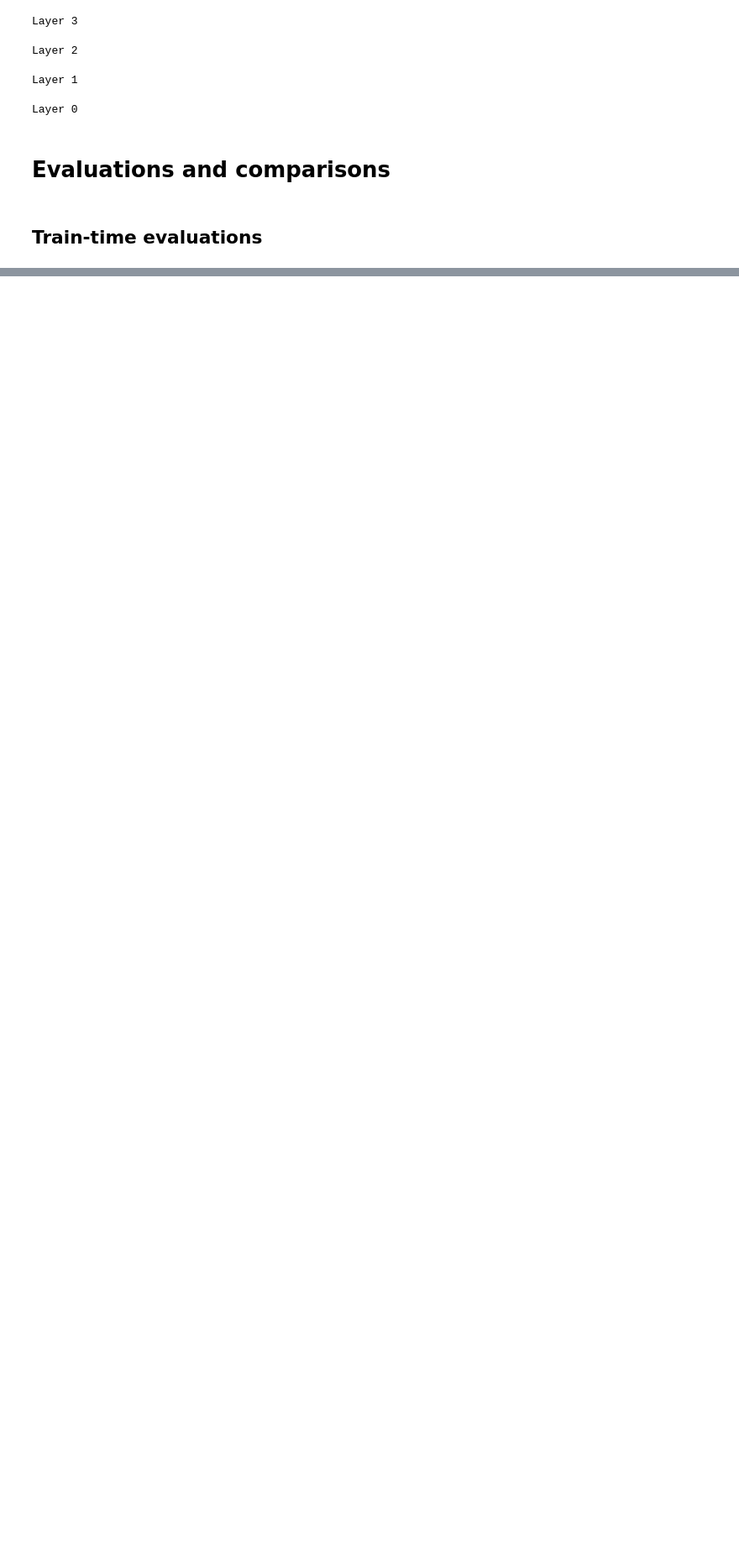
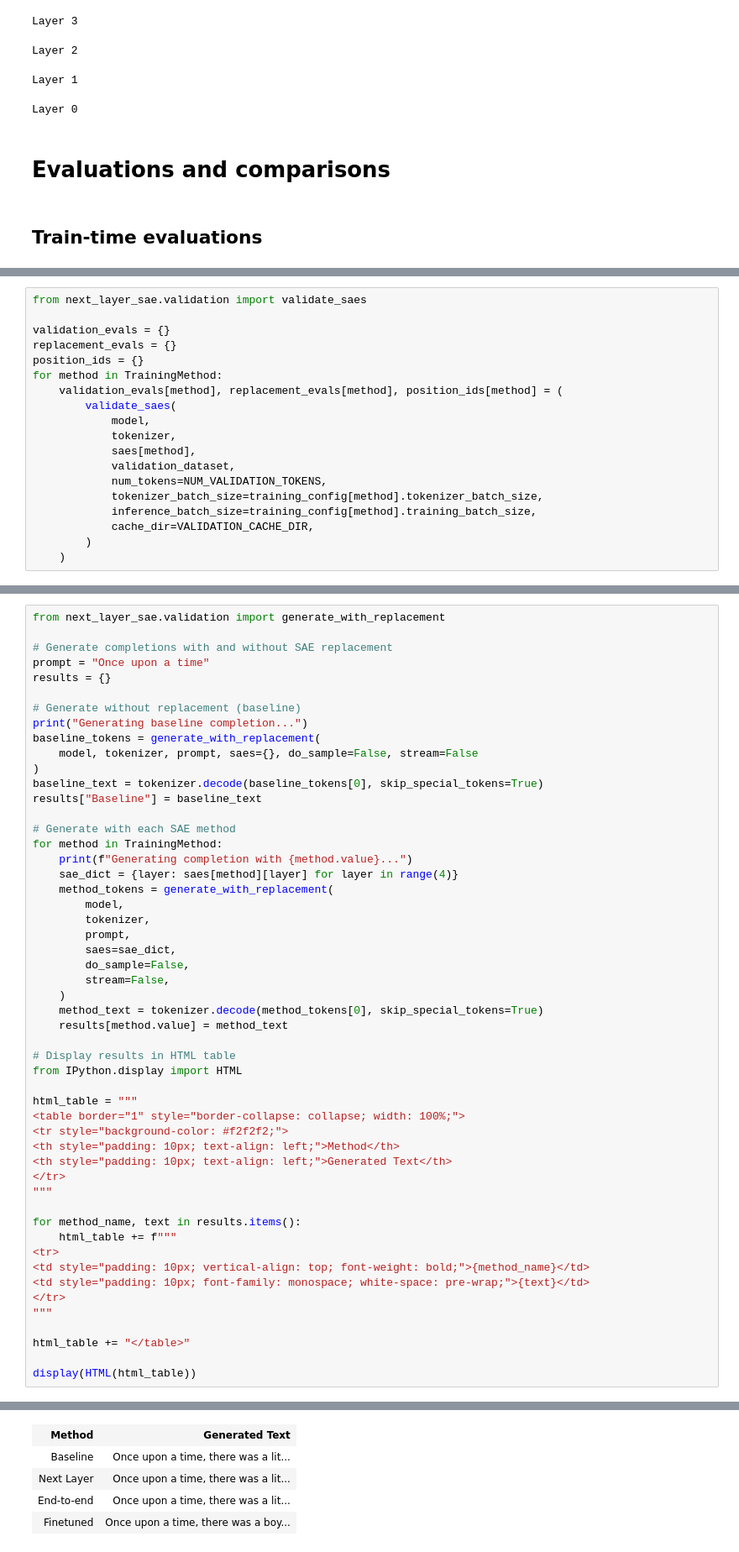
Before and after one commit to evan-lloyd/mechinterp-experiments, a Jupyter notebook: next_layer_sae/e2e_demo.ipynb, the cells around one changed output, grey strips where cells are left out. Shown at 84% size. Saved outputs shown, nothing was run; the diff lists cells and outputs as text; blank space fills up the shorter version.

Commit message:
validation evals

```diff
--- a/next_layer_sae/e2e_demo.ipynb
+++ b/next_layer_sae/e2e_demo.ipynb
@@ -324,0 +327,19 @@ plt.show()
+# %%
+from next_layer_sae.validation import validate_saes
+
+validation_evals = {}
+replacement_evals = {}
+position_ids = {}
+for method in TrainingMethod:
+    validation_evals[method], replacement_evals[method], position_ids[method] = (
+        validate_saes(
+            model,
+            tokenizer,
+            saes[method],
+            validation_dataset,
+            num_tokens=NUM_VALIDATION_TOKENS,
+            tokenizer_batch_size=training_config[method].tokenizer_batch_size,
+            inference_batch_size=training_config[method].training_batch_size,
+            cache_dir=VALIDATION_CACHE_DIR,
+        )
+    )
@@ -324,0 +484,53 @@ plt.show()
+# %%
+from next_layer_sae.validation import generate_with_replacement
+
+# Generate completions with and without SAE replacement
+prompt = "Once upon a time"
+results = {}
+
+# Generate without replacement (baseline)
+print("Generating baseline completion...")
+baseline_tokens = generate_with_replacement(
+    model, tokenizer, prompt, saes={}, do_sample=False, stream=False
+)
+baseline_text = tokenizer.decode(baseline_tokens[0], skip_special_tokens=True)
+results["Baseline"] = baseline_text
+
+# Generate with each SAE method
+for method in TrainingMethod:
+    print(f"Generating completion with {method.value}...")
+    sae_dict = {layer: saes[method][layer] for layer in range(4)}
+    method_tokens = generate_with_replacement(
+        model,
+        tokenizer,
+        prompt,
+        saes=sae_dict,
+        do_sample=False,
+        stream=False,
+    )
+    method_text = tokenizer.decode(method_tokens[0], skip_special_tokens=True)
+    results[method.value] = method_text
+
+# Display results in HTML table
+from IPython.display import HTML
+
+html_table = """
+<table border="1" style="border-collapse: collapse; width: 100%;">
+<tr style="background-color: #f2f2f2;">
+<th style="padding: 10px; text-align: left;">Method</th>
+<th style="padding: 10px; text-align: left;">Generated Text</th>
+</tr>
+"""
+
+for method_name, text in results.items():
+    html_table += f"""
+<tr>
+<td style="padding: 10px; vertical-align: top; font-weight: bold;">{method_name}</td>
+<td style="padding: 10px; font-family: monospace; white-space: pre-wrap;">{text}</td>
+</tr>
+"""
+
+html_table += "</table>"
+
+display(HTML(html_table))
+# %% [output]
@@ -324,0 +545,5 @@ plt.show()
+| Method | Generated Text |
+| Baseline | Once upon a time, there was a lit... |
+| Next Layer | Once upon a time, there was a lit... |
+| End-to-end | Once upon a time, there was a lit... |
+| Finetuned | Once upon a time, there was a boy... |
```
Also changed, not shown: parts of 5 cells of this notebook, 1 other file.
